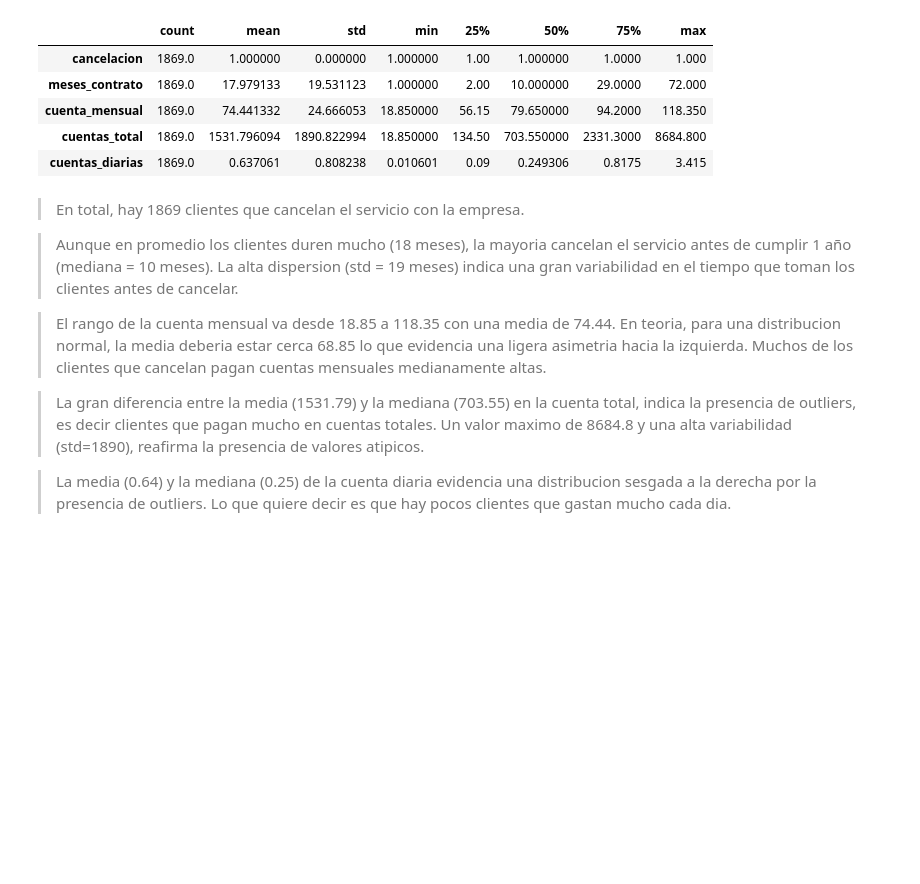
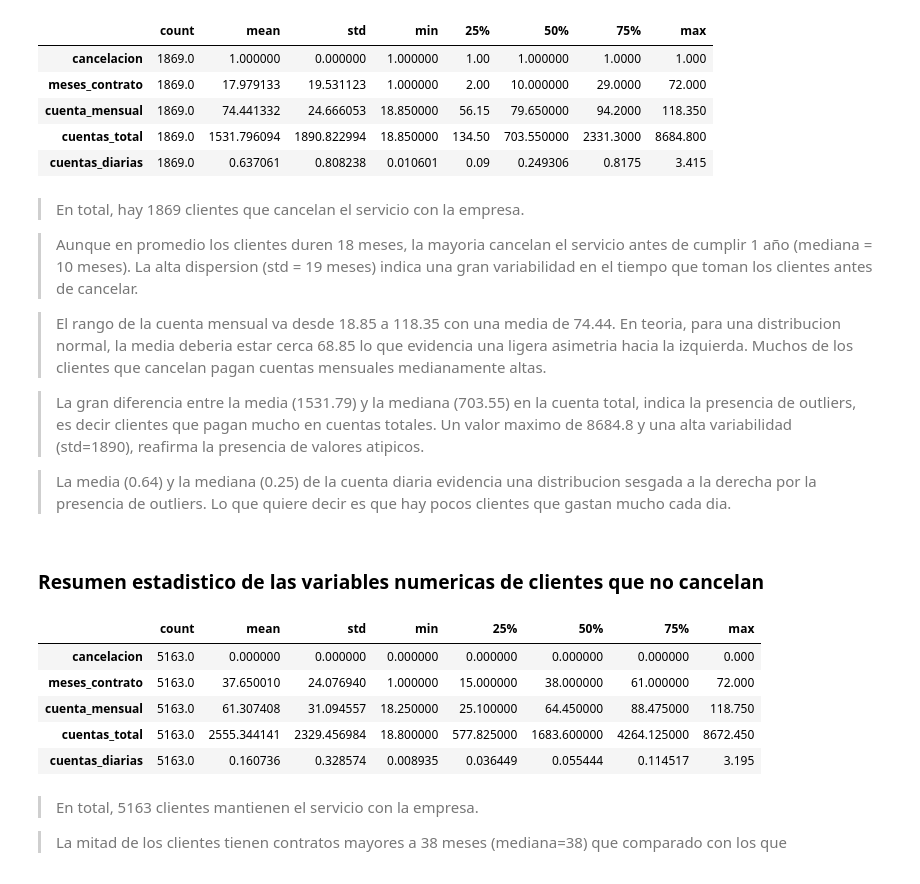
Before and after one commit to jbernalg/challenge_TelecomX, a Jupyter notebook: challenge_telecomx.ipynb, the cells around one changed output. Cells and saved outputs as stored; diff of their text form; code cells hidden in the pictures; blank space fills up the shorter version.

Commit message:
resumen estadistico de clientes que no cancelan

```diff
--- a/challenge_telecomx.ipynb
+++ b/challenge_telecomx.ipynb
@@ -812,10 +812,27 @@ df_n_cancelan.T
 # %% [markdown]
 > En total, hay 1869 clientes que cancelan el servicio con la empresa.
 
-> Aunque en promedio los clientes duren mucho (18 meses), la mayoria cancelan el servicio antes de cumplir 1 año (mediana = 10 meses). La alta dispersion (std = 19 meses) indica una gran variabilidad en el tiempo que toman los clientes antes de cancelar.
+> Aunque en promedio los clientes duren 18 meses, la mayoria cancelan el servicio antes de cumplir 1 año (mediana = 10 meses). La alta dispersion (std = 19 meses) indica una gran variabilidad en el tiempo que toman los clientes antes de cancelar.
 
 > El rango de la cuenta mensual va desde 18.85 a 118.35 con una media de 74.44. En teoria, para una distribucion normal, la media deberia estar cerca 68.85 lo que evidencia una ligera asimetria hacia la izquierda. Muchos de los clientes que cancelan pagan cuentas mensuales medianamente altas.
 
 > La gran diferencia entre la media (1531.79) y la mediana (703.55) en la cuenta total, indica la presencia de outliers, es decir clientes que pagan mucho en cuentas totales. Un valor maximo de 8684.8 y una alta variabilidad (std=1890), reafirma la presencia de valores atipicos.
 
 > La media (0.64) y la mediana (0.25) de la cuenta diaria evidencia una distribucion sesgada a la derecha por la presencia de outliers. Lo que quiere decir es que hay pocos clientes que gastan mucho cada dia.
+# %% [markdown]
+### Resumen estadistico de las variables numericas de clientes que no cancelan
+# %%
+df_n_Nocancelan = df_exp[df_exp['cancelacion'] == 0]
+df_n_Nocancelan = df_n_Nocancelan.describe()
+df_n_Nocancelan.T
+# %% [output]
+|  | count | mean | std | min | 25% | 50% | 75% | max |
+| cancelacion | 5163.0 | 0.000000 | 0.000000 | 0.000000 | 0.000000 | 0.000000 | 0.000000 | 0.000 |
+| meses_contrato | 5163.0 | 37.650010 | 24.076940 | 1.000000 | 15.000000 | 38.000000 | 61.000000 | 72.000 |
+| cuenta_mensual | 5163.0 | 61.307408 | 31.094557 | 18.250000 | 25.100000 | 64.450000 | 88.475000 | 118.750 |
+| cuentas_total | 5163.0 | 2555.344141 | 2329.456984 | 18.800000 | 577.825000 | 1683.600000 | 4264.125000 | 8672.450 |
+| cuentas_diarias | 5163.0 | 0.160736 | 0.328574 | 0.008935 | 0.036449 | 0.055444 | 0.114517 | 3.195 |
+# %% [markdown]
+> En total, 5163 clientes mantienen el servicio con la empresa.
+
+> La mitad de los clientes tienen contratos mayores a 38 meses (mediana=38) que comparado con los que
```
